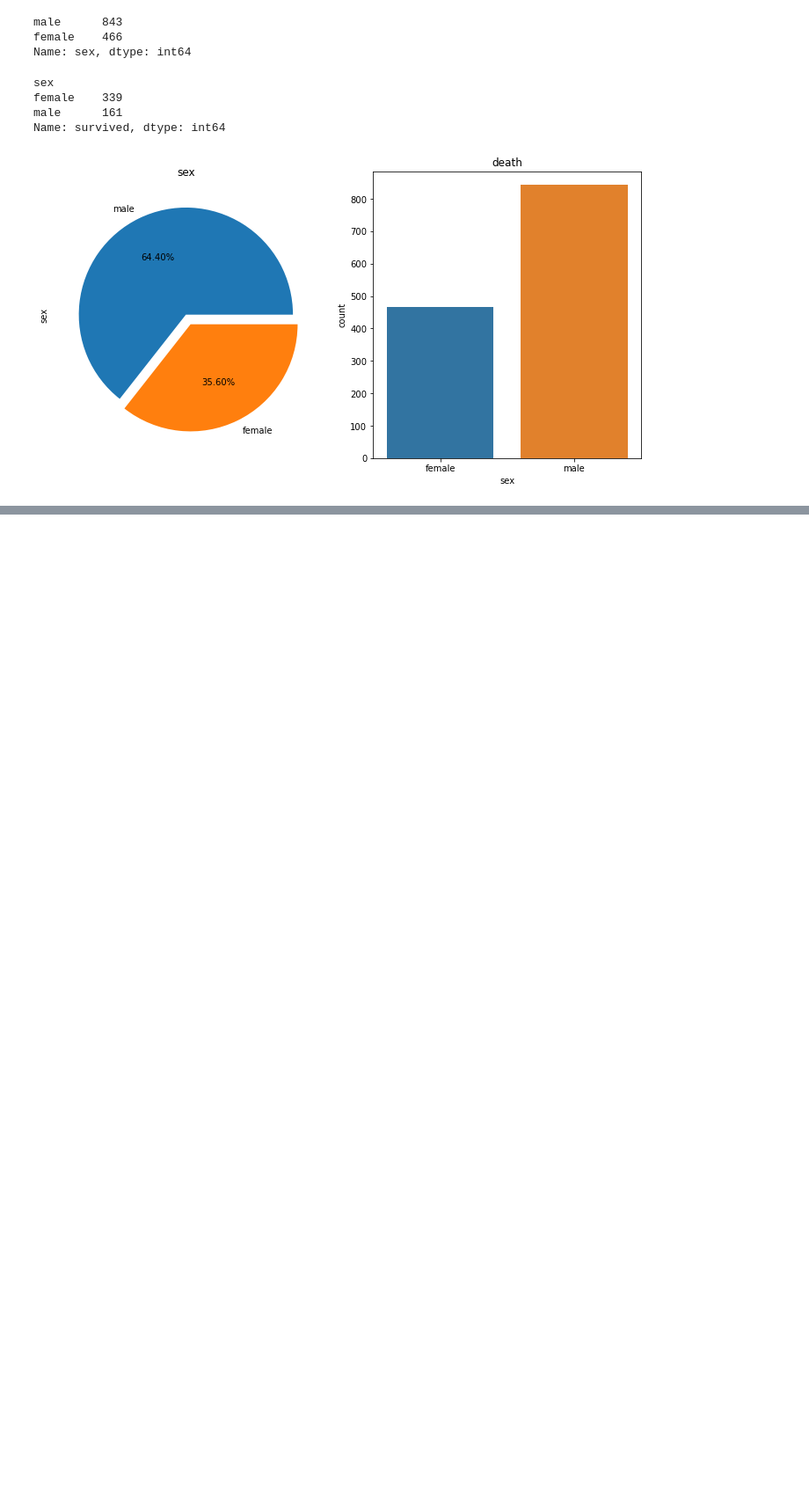
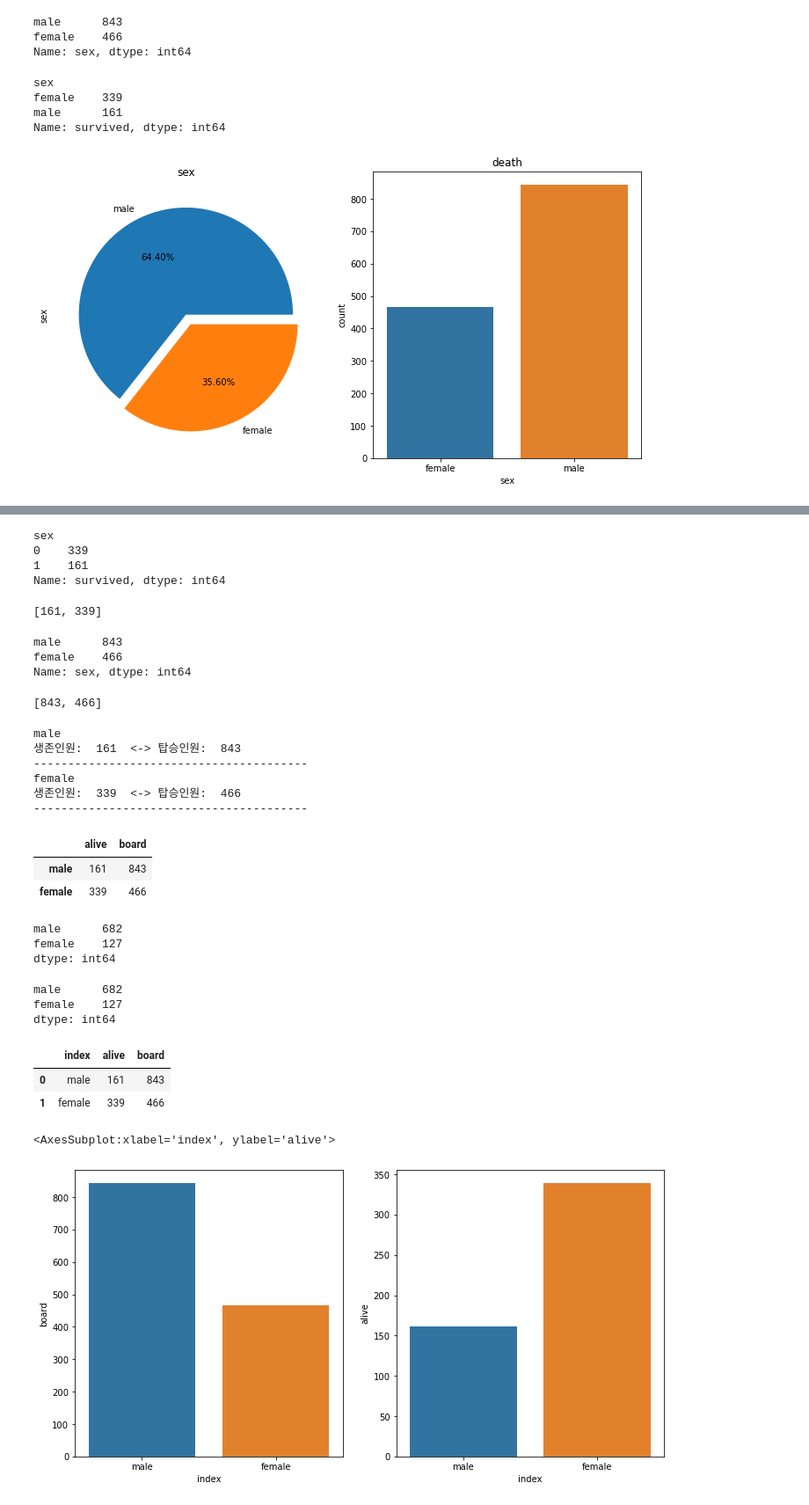
Before and after one commit to jinhuioh/Hi_ai, a Jupyter notebook: data07/titanic-post.ipynb, the cells around one changed output, grey strips where cells are left out. Shown: that part at 88% size. Saved outputs shown, nothing was run; the diff lists cells and outputs as text; code cells hidden in the pictures; blank space fills up the shorter version.

```diff
--- a/data07/titanic-post.ipynb
+++ b/data07/titanic-post.ipynb
@@ -224,0 +255,69 @@ plt.show()
+# %%
+# 성별 생사인원 구해보고, 그래프로 그려보세요!
+sex_alive = raw_data.groupby(by='sex')['survived'].sum() #1을 다 더하면, 생존인원이 될 것임.
+print(sex_alive)
+list_sa = list(sex_alive)
+list_sa.reverse()
+list_sa ##생존인원
+# %% [output]
+sex
+0    339
+1    161
+Name: survived, dtype: int64
+[161, 339]
+# %%
+print(rd_sex) #탑승인원
+rd_sex_list = list(rd_sex)
+rd_sex_list
+# %% [output]
+male      843
+female    466
+Name: sex, dtype: int64
+[843, 466]
+# %%
+for i in range(2):
+    print(rd_sex.index[i])
+    print('생존인원: ',list_sa[i], ' <-> 탑승인원: ',  rd_sex_list[i])
+    print('----------------------------------------')
+# %% [output]
+male
+생존인원:  161  <-> 탑승인원:  843
+----------------------------------------
+female
+생존인원:  339  <-> 탑승인원:  466
+----------------------------------------
+# %%
+sex_df = pd.DataFrame({'alive' : list_sa, 'board' : rd_sex_list}, index=['male', 'female'])
+sex_df
+# %% [output]
+|  | alive | board |
+| male | 161 | 843 |
+| female | 339 | 466 |
+# %%
+dead_result = sex_df['board'] - sex_df['alive']
+dead_result
+# %% [output]
+male      682
+female    127
+dtype: int64
+# %%
+dead_result.index = ['male', 'female']
+dead_result
+# %% [output]
+male      682
+female    127
+dtype: int64
+# %%
+sex_df.reset_index(inplace=True)#인덱스 리셋
+sex_df
+# %% [output]
+|  | index | alive | board |
+| 0 | male | 161 | 843 |
+| 1 | female | 339 | 466 |
+# %%
+f,ax=plt.subplots(1,2,figsize=(12,6))
+sns.barplot('index', 'board', data=sex_df, ax=ax[0])
+sns.barplot('index', 'alive', data=sex_df, ax=ax[1])
+# %% [output]
+<AxesSubplot:xlabel='index', ylabel='alive'>
+[figure, added]
```
Also changed, not shown: parts of 56 cells of this notebook, 1 other file.
